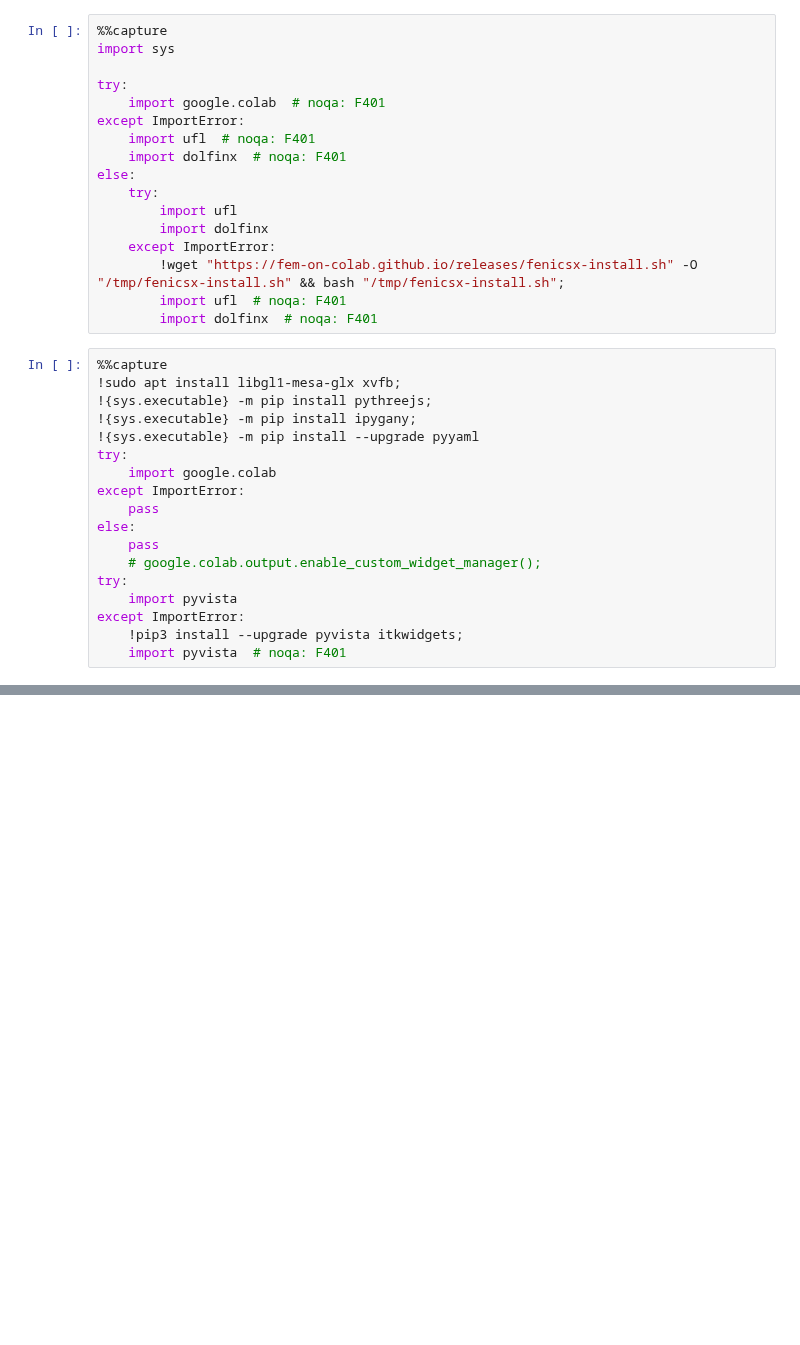
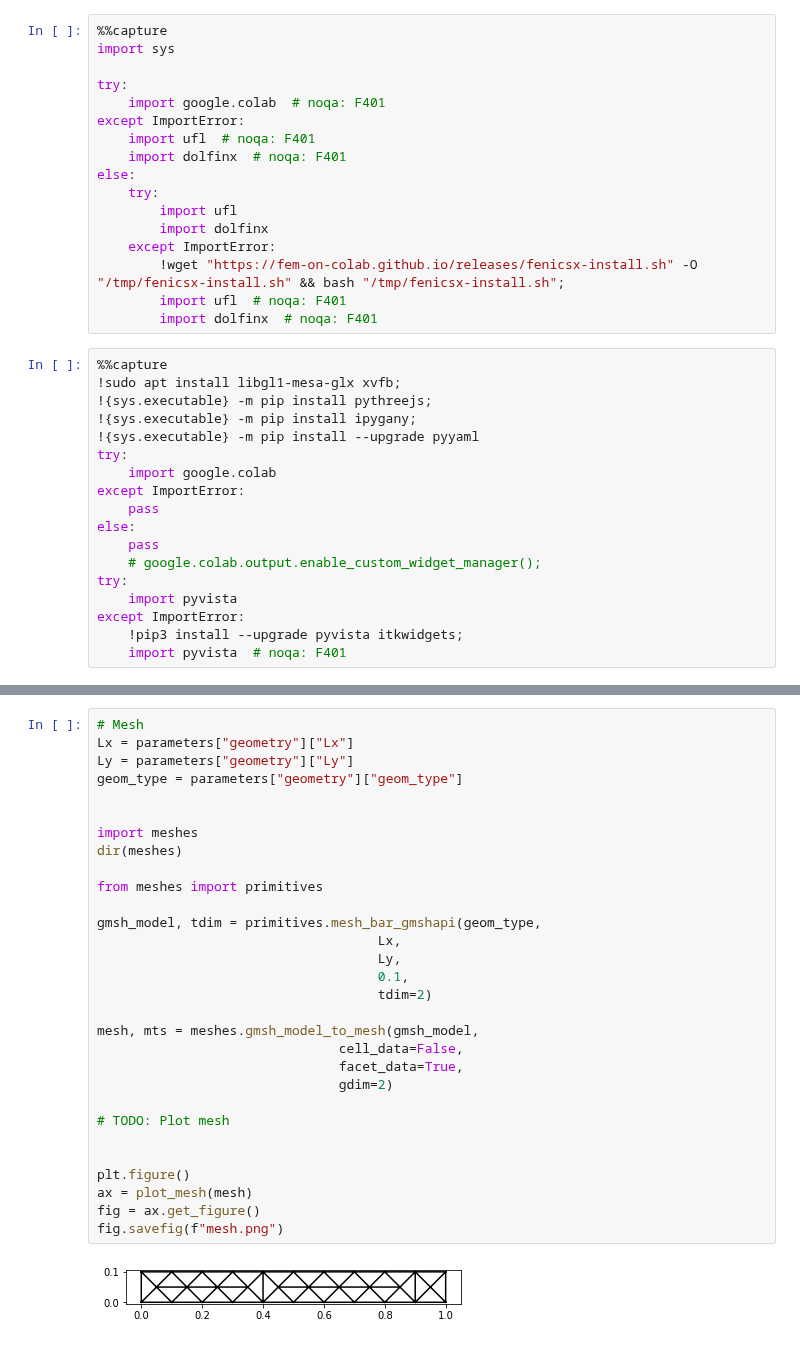
Before and after one commit to kumiori/irrevolutions, a Jupyter notebook: mec647_Elast_2.ipynb, the cells around one changed output, grey strips where cells are left out. Drawn from its saved outputs; the diff is of its cells as text; blank space fills up the shorter version.

Commit message:
Mesh for en passant problem

```diff
--- a/mec647_Elast_2.ipynb
+++ b/mec647_Elast_2.ipynb
@@ -53,0 +147,32 @@ The interest of the above is that $E(u)$ ...
+# %%
+# Mesh
+Lx = parameters["geometry"]["Lx"]
+Ly = parameters["geometry"]["Ly"]
+geom_type = parameters["geometry"]["geom_type"]
+
+
+import meshes
+dir(meshes)
+
+from meshes import primitives
+
+gmsh_model, tdim = primitives.mesh_bar_gmshapi(geom_type,
+                                    Lx,
+                                    Ly,
+                                    0.1,
+                                    tdim=2)
+
+mesh, mts = meshes.gmsh_model_to_mesh(gmsh_model,
+                               cell_data=False,
+                               facet_data=True,
+                               gdim=2)
+
+# TODO: Plot mesh
+
+
+plt.figure()
+ax = plot_mesh(mesh)
+fig = ax.get_figure()
+fig.savefig(f"mesh.png")
+# %% [output]
+[figure, added]
```
Also changed, not shown: parts of 16 cells of this notebook, 19 other files.
